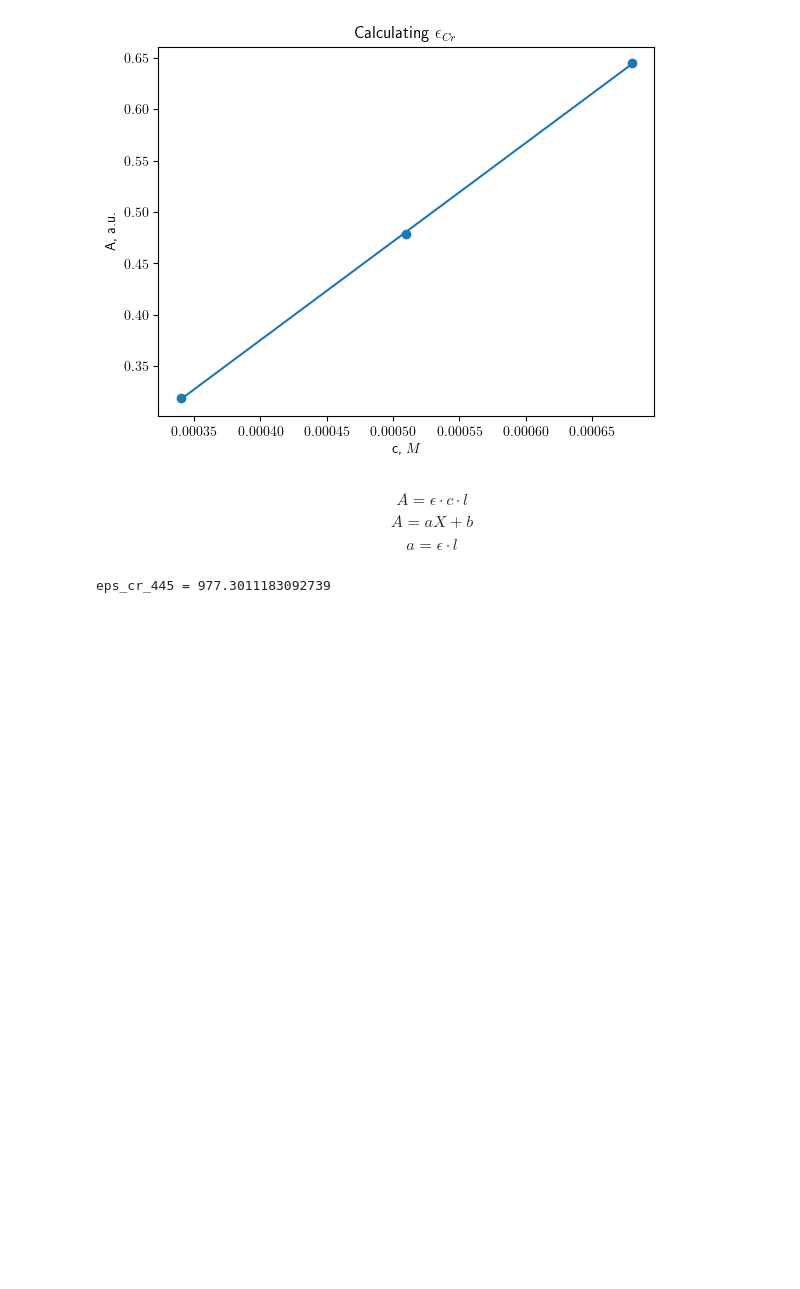
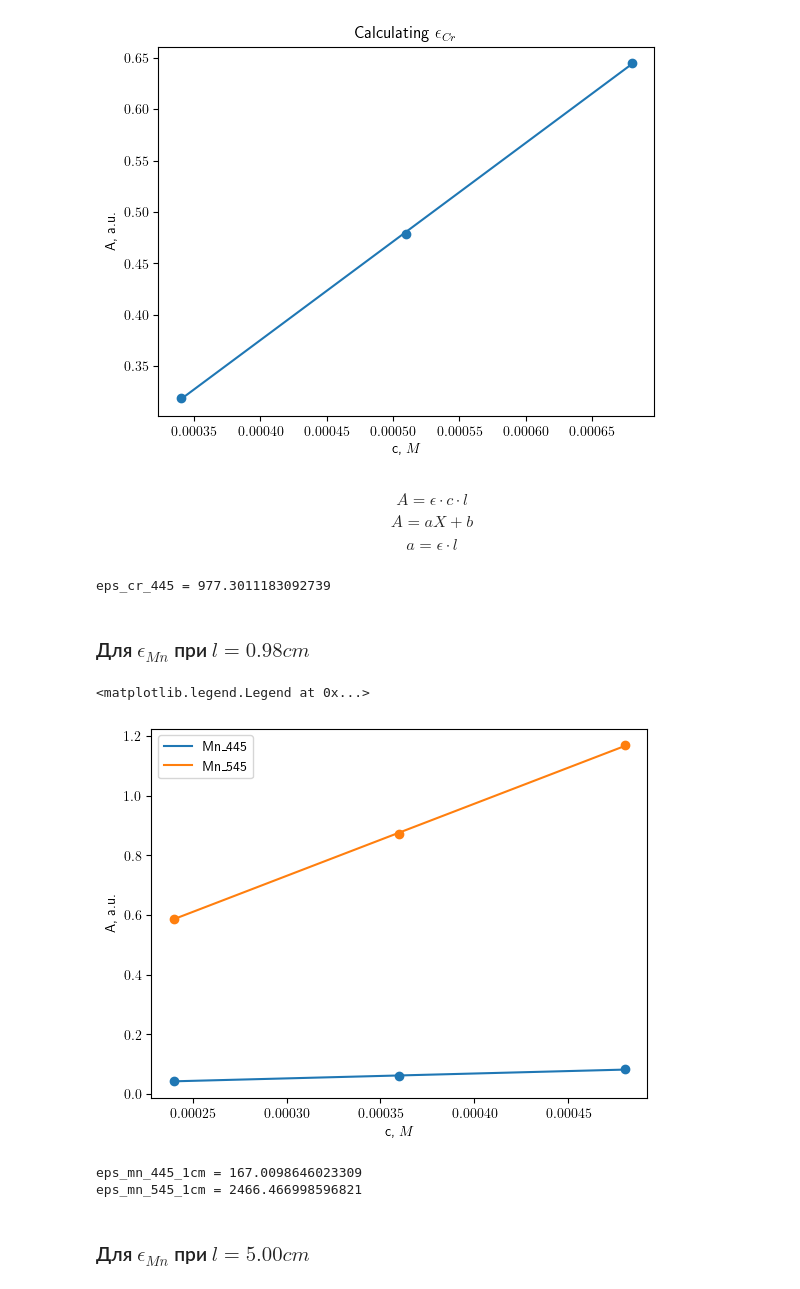
Before and after one commit to a-for-short/labs, a Jupyter notebook: optics/cr_mn/cr-mn.ipynb, the cells around one changed output. Drawn from its saved outputs; the diff is of its cells as text; code cells hidden in the pictures; blank space fills up the shorter version.

```diff
--- a/optics/cr_mn/cr-mn.ipynb
+++ b/optics/cr_mn/cr-mn.ipynb
@@ -280,8 +283,57 @@ $$A=\epsilon\cdot c\cdot l$$
 $$A=aX+b$$
 $$a = \epsilon\cdot l$$
 # %%
-eps_cr_lam1 = params[0]/l
+eps_cr_445 = params[0]/l
+print(f'eps_cr_445 = {eps_cr_445}') # в l/(mol*cm)
+# %% [output]
+eps_cr_445 = 977.3011183092739
-# %%
-print(f'eps_cr_445 = {eps_cr_lam1}') # в l/(mol*cm)
-# %% [output]
-eps_cr_445 = 977.3011183092739
+# %% [markdown]
+### Для $\epsilon_{Mn}$ при $l=0.98cm$
+# %%
+A_cal_mn_1cm_445 = []
+A_cal_mn_1cm_545 = []
+
+
+cols = cal_mn_1cm.columns
+for i in range(len(cols) // 2):
+    A_cal_mn_1cm_445.append(get_value(cal_mn_1cm[cols[2 * i]], cal_mn_1cm[cols[2 * i + 1]], lam1))
+    A_cal_mn_1cm_545.append(get_value(cal_mn_1cm[cols[2 * i]], cal_mn_1cm[cols[2 * i + 1]], lam2))
+A_cal_mn_1cm_445 = np.array(A_cal_mn_1cm_445)
+A_cal_mn_1cm_545 = np.array(A_cal_mn_1cm_545)
+
+c_std_mn = 0.00600 #M/l
+V_cal_mn = np.array([4.00, 6.00, 8.00])
+V_fl = 100
+c_cal_mn_1cm = V_cal_mn * c_std_mn / V_fl
+
+l = 0.98 #cm
+# %%
+#plt.title(r'Calculating $\epsilon_{Mn}$')
+plt.xlabel(r'c, $M$')
+plt.ylabel(r'A, a.u.')
+
+plt.scatter(c_cal_mn_1cm, A_cal_mn_1cm_445)
+params_445 = linregress(c_cal_mn_1cm, A_cal_mn_1cm_445)
+c_fine = np.linspace(min(c_cal_mn_1cm), max(c_cal_mn_1cm), 100)
+plt.plot(c_fine, f(c_fine, params_445[0], params_445[1]), label='Mn_445')
+
+plt.scatter(c_cal_mn_1cm, A_cal_mn_1cm_545)
+params = linregress(c_cal_mn_1cm, A_cal_mn_1cm_545)
+c_fine = np.linspace(min(c_cal_mn_1cm), max(c_cal_mn_1cm), 100)
+plt.plot(c_fine, f(c_fine, params[0], params[1]), label='Mn_545')
+
+plt.legend()
+# %% [output]
+<matplotlib.legend.Legend at 0x...>
+[figure, added]
+# %%
+eps_mn_445_1cm = params_445[0]/l
+print(f'eps_mn_445_1cm = {eps_mn_445_1cm}') # в l/(mol*cm)
+
+eps_mn_545_1cm = params[0]/l
+print(f'eps_mn_545_1cm = {eps_mn_545_1cm}') # в l/(mol*cm)
+# %% [output]
+eps_mn_445_1cm = 167.0098646023309
+eps_mn_545_1cm = 2466.466998596821
+# %% [markdown]
+### Для $\epsilon_{Mn}$ при $l=5.00cm$
```
Also changed, not shown: parts of 25 cells of this notebook.
